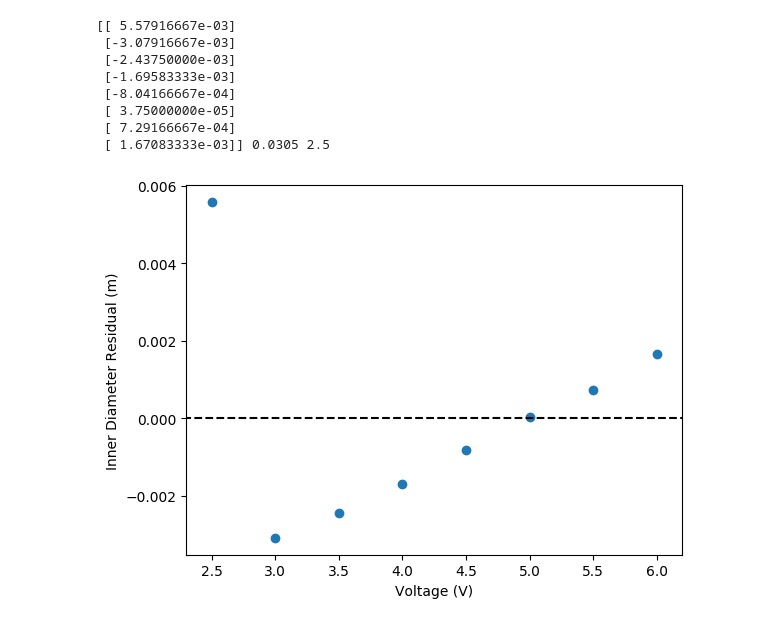
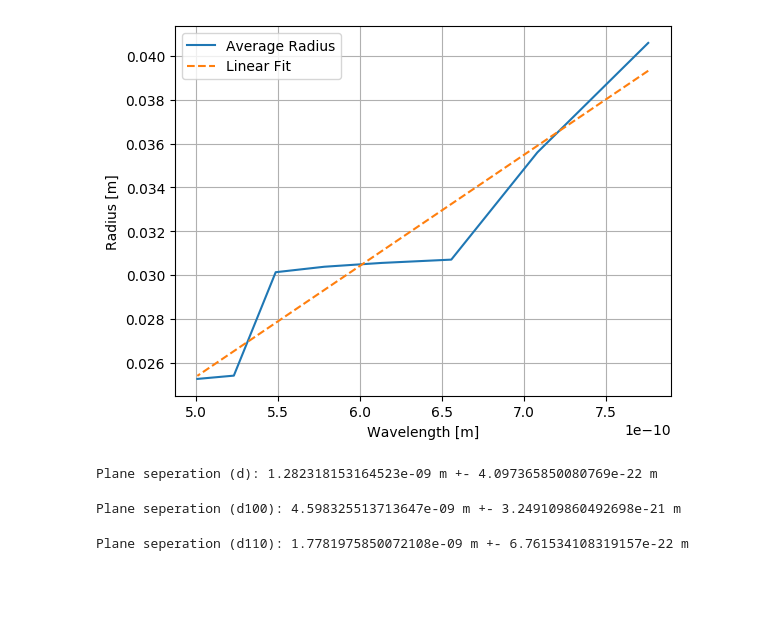
Before and after one commit to amanb2000/PHY293_Labs, a Jupyter notebook: lab03/notebooks/processing-1.ipynb, the cells around one changed output. Cells and saved outputs as stored; diff of their text form; code cells hidden in the pictures; blank space fills up the shorter version.

```diff
--- a/lab03/notebooks/processing-1.ipynb
+++ b/lab03/notebooks/processing-1.ipynb
@@ -82,24 +112,16 @@ plt.show()
-# %%
-# Residual: Sample Voltage vs. Inner Diameter
-rows = main_data[:,INNER_DIAMETER].shape[0]
-rInnerDiamter = np.ndarray(shape=(rows,1))
-for i in range(rows):
-    rInnerDiamter[i] = main_data[:,INNER_DIAMETER][i] - innerFit(main_data[:,SAMPLE_VOLTAGES][i])
-
-plt.plot(main_data[:,SAMPLE_VOLTAGES], rInnerDiamter, "o")
-plt.plot([0, 7], [0, 0], "--k")
-deltaXLim = 0.2
-plt.xlim(main_data[:,SAMPLE_VOLTAGES][0]-deltaXLim, main_data[:,SAMPLE_VOLTAGES][-1]+deltaXLim)
-plt.xlabel("Voltage (V)")
-plt.ylabel("Inner Diameter Residual (m)")
-plt.show()
-# %% [output]
-[[ 5.57916667e-03]
- [-3.07916667e-03]
- [-2.43750000e-03]
- [-1.69583333e-03]
- [-8.04166667e-04]
- [ 3.75000000e-05]
- [ 7.29166667e-04]
- [ 1.67083333e-03]] 0.0305 2.5
-[figure, removed]
+# %%
+# Average Radius vs Wavelength
+plt.plot(wavelengths, average_data[:,AVERAGE_RADIUS], label="Average Radius")
+plt.xlabel("Wavelength [m]")  # assuming meters because values used to calculate wavelength are in SI units
+plt.ylabel("Radius [m]")
+plt.grid(True)
+
+# linear fit: https://docs.scipy.org/doc/numpy/reference/generated/numpy.polyfit.html
+avgRadiusDump = np.polyfit(wavelengths, average_data[:,AVERAGE_RADIUS], deg=1, full=True)
+avgRadiusFit = np.poly1d(avgRadiusDump[0])
+plt.plot(wavelengths, avgRadiusFit(wavelengths), "--", label="Linear Fit")
+plt.legend()
+plt.savefig(fname="lab03/exports/average-radius_wavelength.png", quality=95, dpi=100)
+plt.show()
+# %% [output]
+[figure, added]
@@ -105,0 +135,32 @@ plt.show()
+# %%
+# Finding the distance between planes (d)
+    # The slope wavelength/avgR is the line of fit above
+avgRSlope = avgRadiusDump[0][0]  # first term is the inverse slope
+UNCERTAINTY_AVGRSLOPE = avgRadiusDump[1]  # very small
+
+dPlaneDistance = calc_plane_seperation(pow(avgRSlope, -1))
+ds = math.pow(avgRSlope, -2) * UNCERTAINTY_AVGRSLOPE
+UNCERTAINTY_PLANE_DISTANCE = calc_plane_seperation_uncert(ds)  # basically nothing
+print("Plane seperation (d): {} m +- {} m".format(dPlaneDistance, UNCERTAINTY_PLANE_DISTANCE))
+# %% [output]
+Plane seperation (d): 1.282318153164523e-09 m +- 4.097365850080769e-22 m
+# %%
+# d100 - inner ring
+innerSlope = innerFitDump[0][0]  # first term is the inverse slope
+UNCERTAINTY_INNERSLOPE = innerFitDump[1]  # very small
+d100 = calc_plane_seperation(pow(innerSlope, -1))
+dInnerSlope = math.pow(innerSlope, -2) * UNCERTAINTY_INNERSLOPE
+UNCERTAINTY_D100 = calc_plane_seperation_uncert(dInnerSlope)
+print("Plane seperation (d100): {} m +- {} m".format(d100, UNCERTAINTY_D100))
+# %% [output]
+Plane seperation (d100): 4.598325513713647e-09 m +- 3.249109860492698e-21 m
+# %%
+# d110 - outer radius
+outerSlope = outerFitDump[0][0]  # first term is the inverse slope
+UNCERTAINTY_OUTERSLOPE = outerFitDump[1]  # very small
+d110 = calc_plane_seperation(pow(outerSlope, -1))
+dOuterSlope = math.pow(outerSlope, -2) * UNCERTAINTY_OUTERSLOPE
+UNCERTAINTY_D110 = calc_plane_seperation_uncert(dOuterSlope)
+print("Plane seperation (d110): {} m +- {} m".format(d110, UNCERTAINTY_D110))
+# %% [output]
+Plane seperation (d110): 1.7781975850072108e-09 m +- 6.761534108319157e-22 m
```
Also changed, not shown: parts of 10 cells of this notebook, 9 other files.
